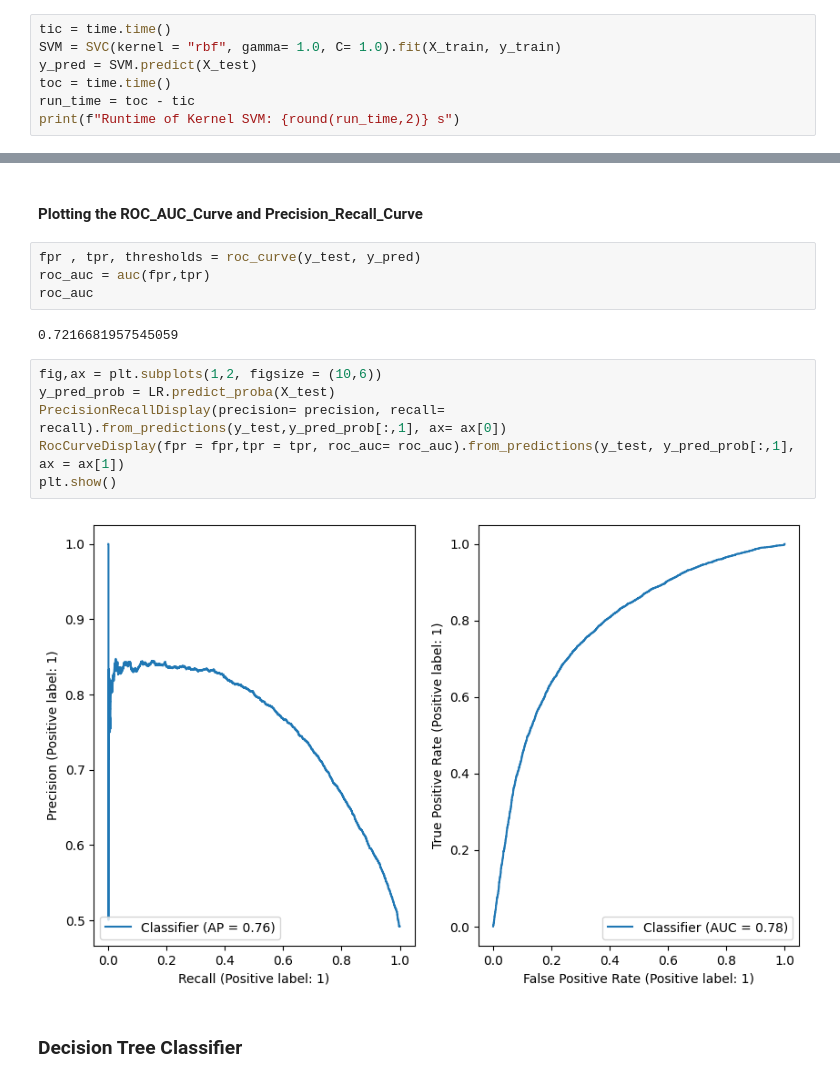
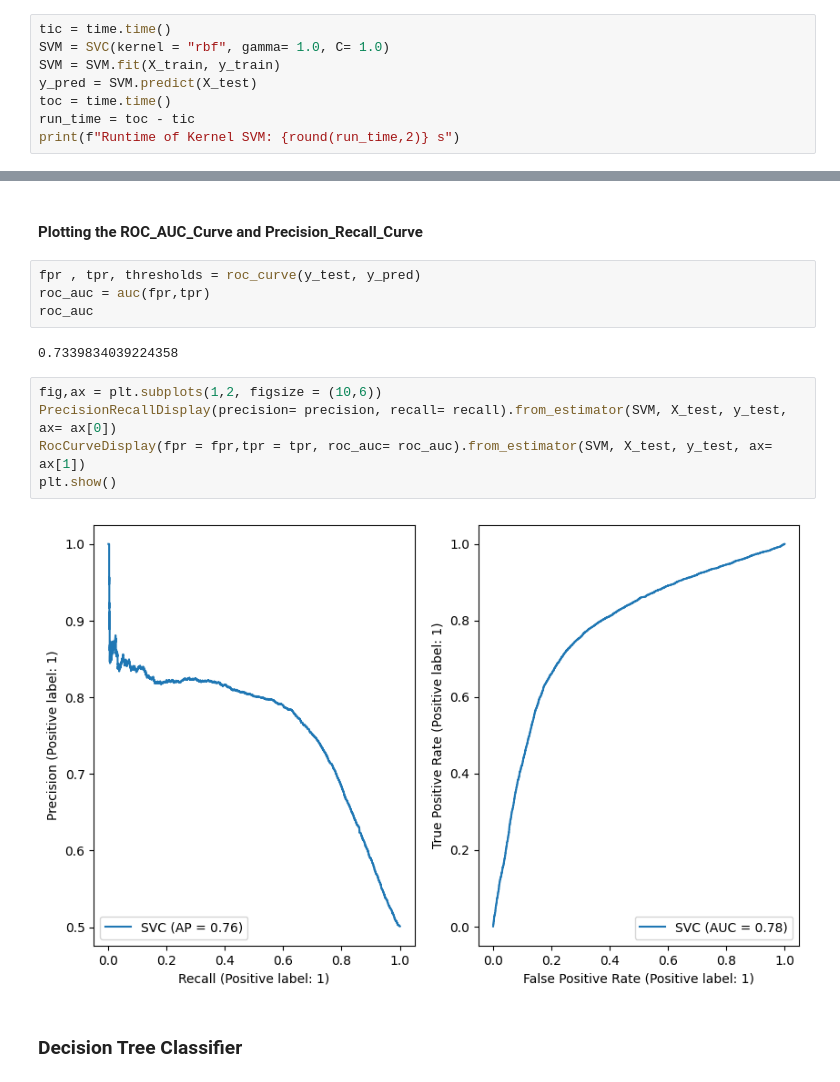
Before and after one commit to Shivam-3921/cardio_disease_prediction, a Jupyter notebook: cardio_diesease.ipynb, the cells around one changed output, grey strips where cells are left out. Drawn from its saved outputs; the diff is of its cells as text.

```diff
--- a/cardio_diesease.ipynb
+++ b/cardio_diesease.ipynb
@@ -503,7 +503,8 @@ plt.show()
 #### Creating and training Kernel Support Vector Classifier
 # %%
 tic = time.time()
-SVM = SVC(kernel = "rbf", gamma= 1.0, C= 1.0).fit(X_train, y_train)
+SVM = SVC(kernel = "rbf", gamma= 1.0, C= 1.0)
+SVM = SVM.fit(X_train, y_train)
 y_pred = SVM.predict(X_test)
 toc = time.time()
 run_time = toc - tic
@@ -550,15 +551,14 @@ fpr , tpr, thresholds = roc_curve(y_test, y_pred)
 roc_auc = auc(fpr,tpr)
 roc_auc
 # %% [output]
-0.7216681957545059
+0.7339834039224358
 # %%
 fig,ax = plt.subplots(1,2, figsize = (10,6))
-y_pred_prob = LR.predict_proba(X_test)
-PrecisionRecallDisplay(precision= precision, recall= recall).from_predictions(y_test,y_pred_prob[:,1], ax= ax[0])
-RocCurveDisplay(fpr = fpr,tpr = tpr, roc_auc= roc_auc).from_predictions(y_test, y_pred_prob[:,1], ax = ax[1])
+PrecisionRecallDisplay(precision= precision, recall= recall).from_estimator(SVM, X_test, y_test, ax= ax[0])
+RocCurveDisplay(fpr = fpr,tpr = tpr, roc_auc= roc_auc).from_estimator(SVM, X_test, y_test, ax= ax[1])
 plt.show()
 # %% [output]
-[figure, old version]
+[figure, new version]
 # %% [markdown]
 ### Decision Tree Classifier
 # %% [markdown]
```
Also changed, not shown: parts of 24 cells of this notebook.
